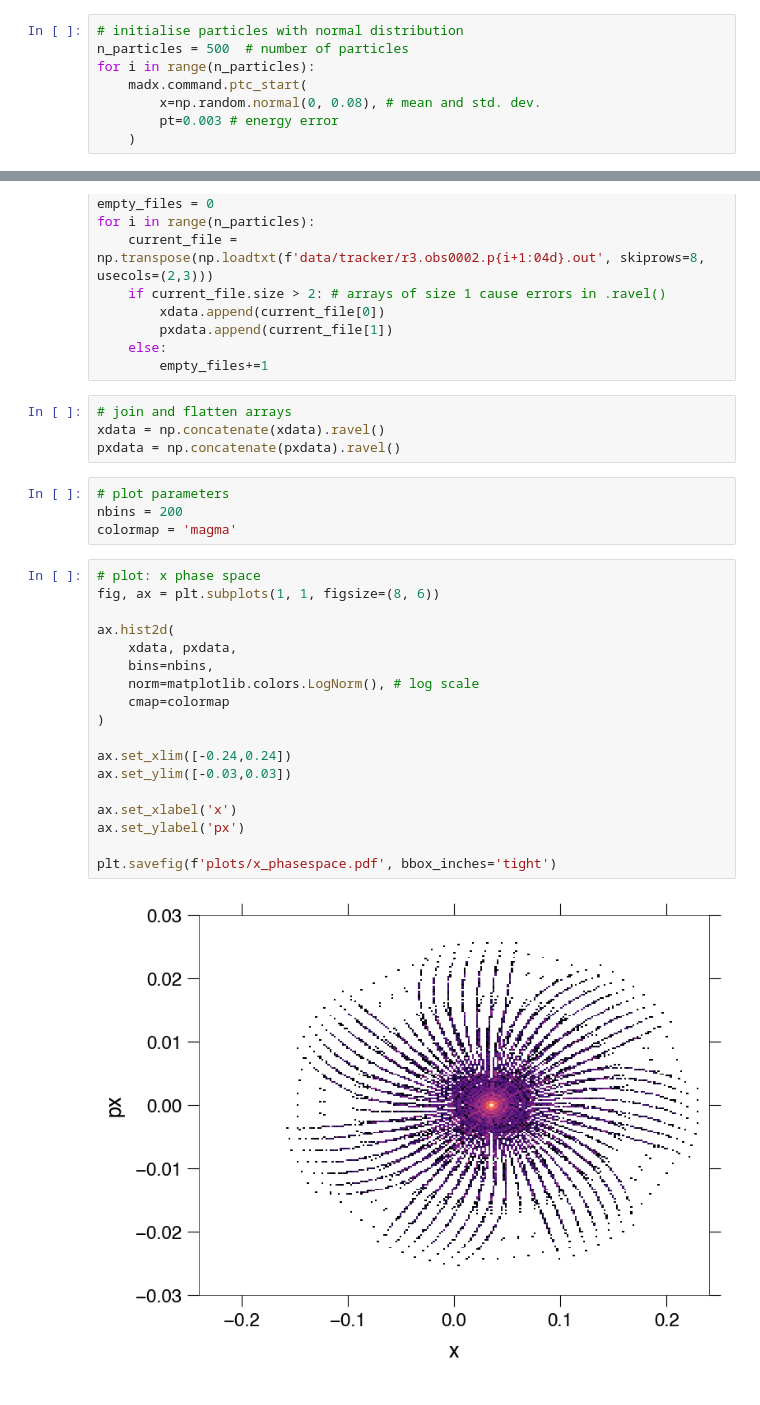
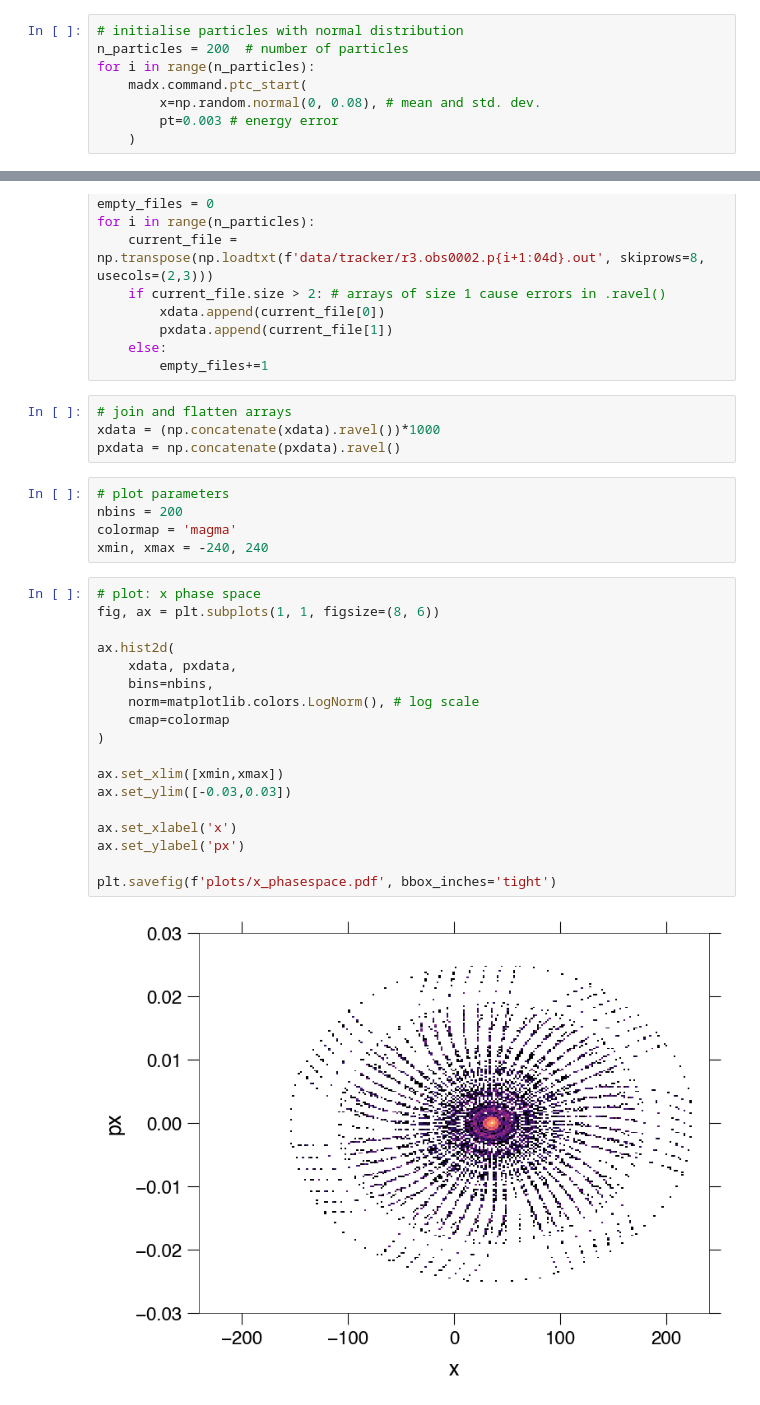
Before and after one commit to gwgwhc/r3_madx, a Jupyter notebook: r3_ptracker.ipynb, the cells around one changed output, grey strips where cells are left out. Saved outputs shown, nothing was run; the diff lists cells and outputs as text.

```diff
--- a/r3_ptracker.ipynb
+++ b/r3_ptracker.ipynb
@@ -130,7 +131,7 @@ obs_points: 2
 True
 # %%
 # initialise particles with normal distribution
-n_particles = 500  # number of particles
+n_particles = 200  # number of particles
 for i in range(n_particles):
     madx.command.ptc_start(
         x=np.random.normal(0, 0.08), # mean and std. dev.
@@ -180,29 +181,30 @@ for i in range(n_particles):
         empty_files+=1
 # %%
 # join and flatten arrays
-xdata = np.concatenate(xdata).ravel()
+xdata = (np.concatenate(xdata).ravel())*1000
 pxdata = np.concatenate(pxdata).ravel()
 # %%
 # plot parameters
 nbins = 200
 colormap = 'magma'
+xmin, xmax = -240, 240
 # %%
 # plot: x phase space
 fig, ax = plt.subplots(1, 1, figsize=(8, 6))
 
 ax.hist2d(
     xdata, pxdata,
     bins=nbins,
     norm=matplotlib.colors.LogNorm(), # log scale
     cmap=colormap
 )
 
-ax.set_xlim([-0.24,0.24])
+ax.set_xlim([xmin,xmax])
 ax.set_ylim([-0.03,0.03])
 
 ax.set_xlabel('x')
 ax.set_ylabel('px')
 
 plt.savefig(f'plots/x_phasespace.pdf', bbox_inches='tight')
 # %% [output]
-[figure, old version]
+[figure, new version]
```
Also changed, not shown: parts of 8 cells of this notebook, 1 other file.
